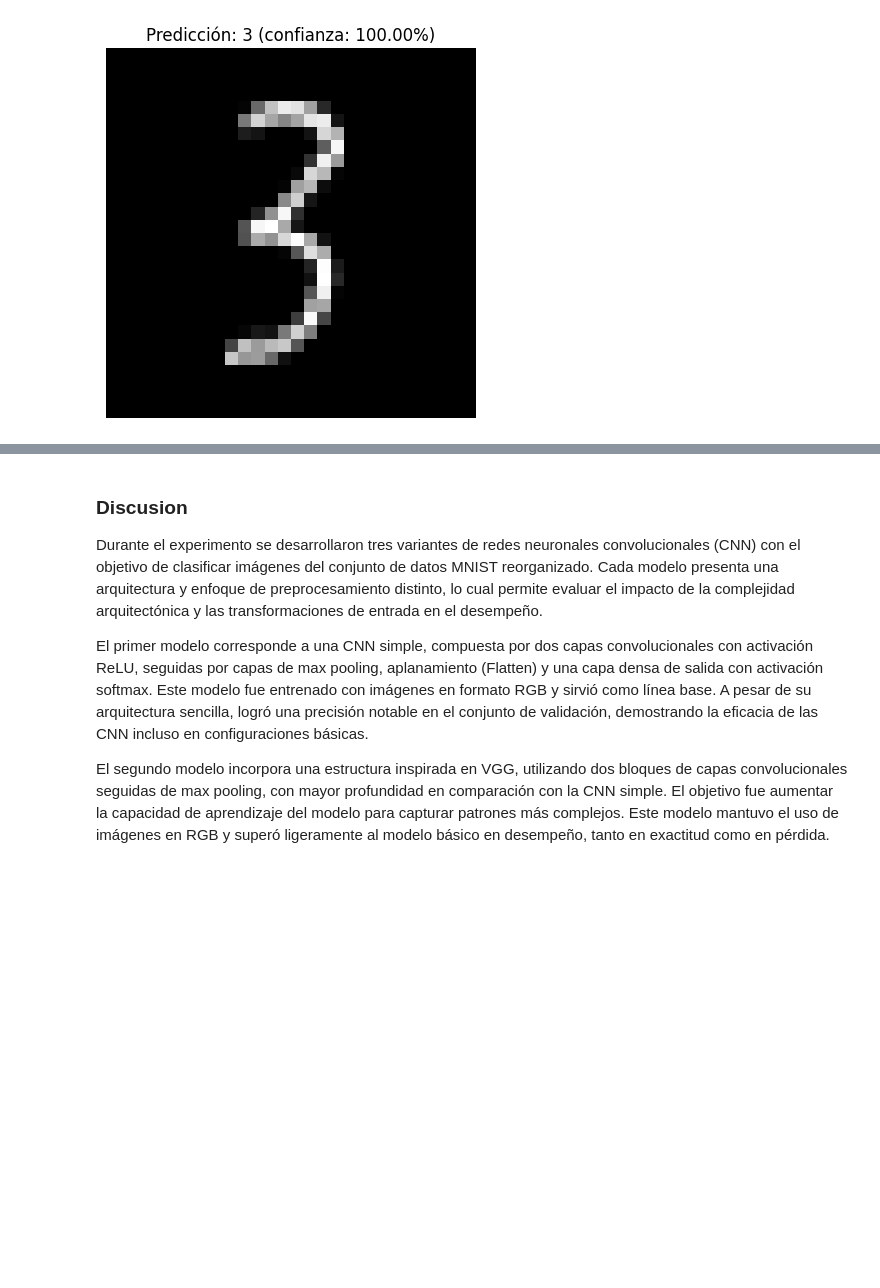
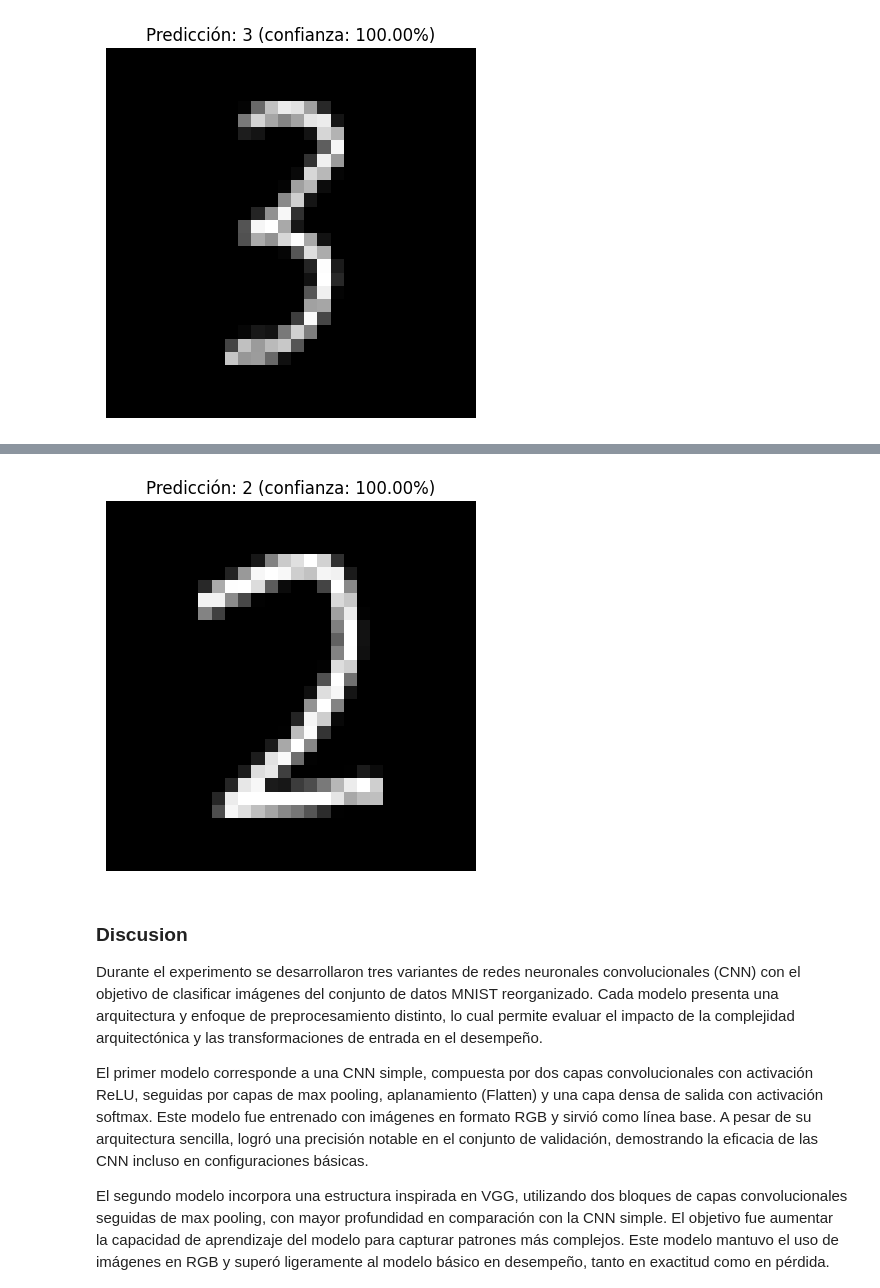
Before and after one commit to JPS4321/lab3_datascience, a Jupyter notebook: Lab3.ipynb, the cells around one changed output, grey strips where cells are left out. Saved outputs shown, nothing was run; the diff lists cells and outputs as text; code cells hidden in the pictures; blank space fills up the shorter version.

```diff
--- a/Lab3.ipynb
+++ b/Lab3.ipynb
@@ -852,0 +886,9 @@ predecir_imagen_ruta(ruta, modelo)
+# %%
+
+
+
+
+modelo = load_model("modelos/CNN_transformacion.keras")
+ruta = "tests/test5.jpeg"
+predecir_imagen_ruta(ruta, modelo)
+# %% [output]
@@ -853,3 +896,4 @@ predecir_imagen_ruta(ruta, modelo)
+[figure, added]
 # %% [markdown]
 ### **Discusion**
 
```
Also changed, not shown: parts of 6 cells of this notebook, 3 other files.
